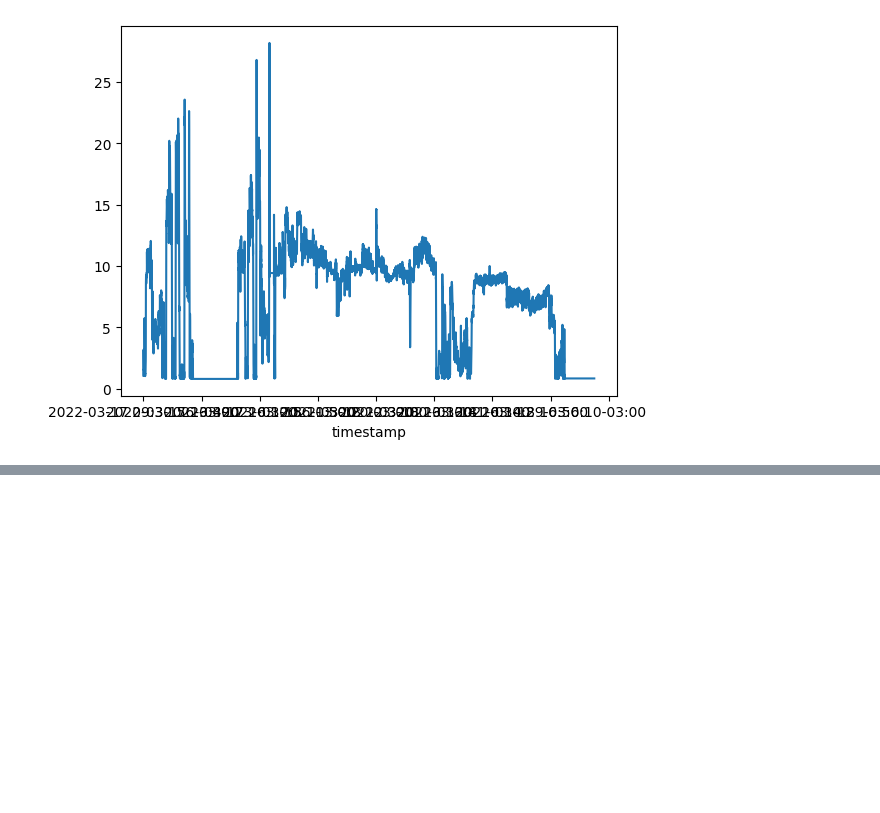
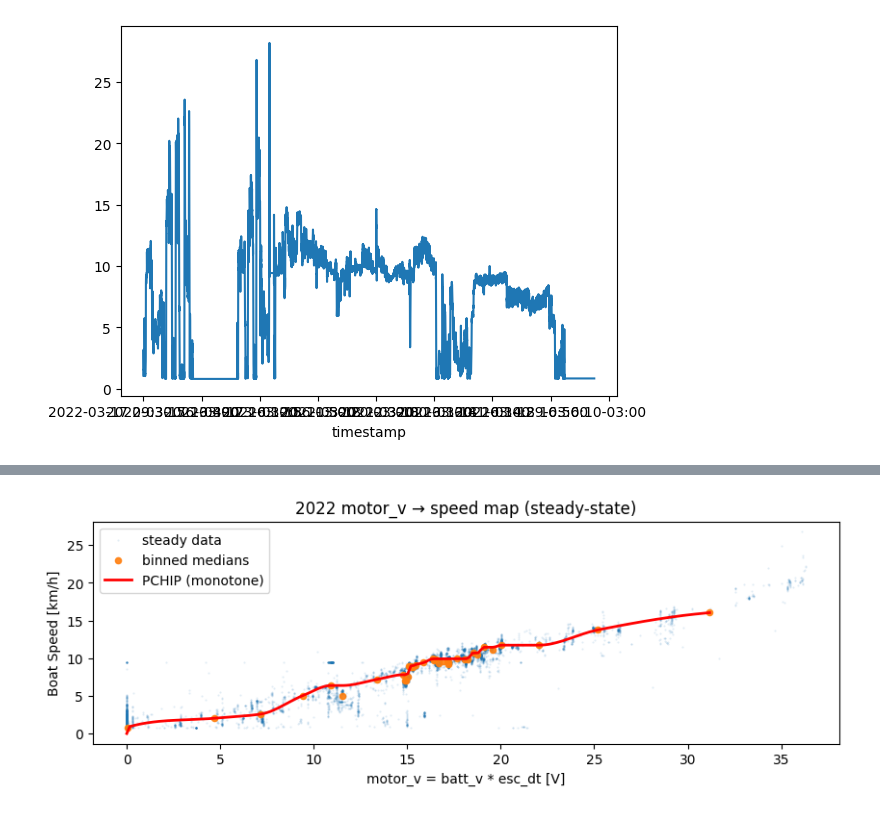
Before and after one commit to joaoantoniocardoso/solarboat_simulator, a Jupyter notebook: models/2020/boat/speed.ipynb, the cells around one changed output, grey strips where cells are left out. Drawn from its saved outputs; the diff is of its cells as text; code cells hidden in the pictures; blank space fills up the shorter version.

```diff
--- a/models/2020/boat/speed.ipynb
+++ b/models/2020/boat/speed.ipynb
@@ -34,0 +90,79 @@ Index(['Unnamed: 0', 'batt_io', 'batt_po', 'batt_v', 'bat1_v', 'bat2_v', 'bat3_v
+# %%
+from scipy.interpolate import PchipInterpolator
+
+df_ss = df_ss.copy()
+df_ss['motor_v'] = df_ss['batt_v'] * df_ss['esc_dt']
+
+# Bin motor_v (voltage proxy) into bins; use quantiles to keep counts balanced
+N_BINS = 50
+motor_v = df_ss['motor_v'].to_numpy(dtype=float)
+mv_edges = np.quantile(motor_v[~np.isnan(motor_v)], np.linspace(0, 1, N_BINS + 1))
+mv_edges = np.unique(mv_edges)
+if len(mv_edges) < 5:
+    mv_edges = np.linspace(np.nanmin(motor_v), np.nanmax(motor_v), 21)
+
+df_ss['mv_bin'] = pd.cut(df_ss['motor_v'], bins=mv_edges, labels=False, include_lowest=True)
+
+grouped = df_ss.groupby('mv_bin').agg(
+    motor_v_mean=('motor_v', 'mean'),
+    speed_kmh_median=('gps_speed', 'median'),
+    speed_kmh_std=('gps_speed', 'std'),
+    count=('gps_speed', 'size')
+)
+grouped = grouped[grouped['count'] > 50].dropna()
+
+x_mv_raw = grouped['motor_v_mean'].to_numpy(dtype=float)
+y_raw = grouped['speed_kmh_median'].to_numpy(dtype=float)
+order = np.argsort(x_mv_raw)
+x_mv_raw = x_mv_raw[order]
+y_raw = y_raw[order]
+
+# Enforce non-decreasing median speed vs motor_v (reduces noise-induced wiggles)
+y_mono = np.maximum.accumulate(y_raw)
+x_mv = x_mv_raw.copy()
+
+# Force (motor_v=0) -> (speed=0) anchor for later application to 2020 logs
+# [ASSUMPTION] When motor command is ~0, boat speed should be ~0.
+if len(x_mv) > 0 and float(np.min(x_mv)) <= 1e-9:
+    y_mono[0] = 0.0
+else:
+    x_mv = np.insert(x_mv, 0, 0.0)
+    y_mono = np.insert(y_mono, 0, 0.0)
+
+MOTOR_V_MIN = float(np.min(x_mv))
+MOTOR_V_MAX = float(np.max(x_mv))
+
+pchip_mv = PchipInterpolator(x_mv, y_mono, extrapolate=False)
+
+def speed_kmh_from_motor_v_2022(motor_v, clip=False):
+    motor_v = np.asarray(motor_v, dtype=float)
+    if clip:
+        mv = np.clip(motor_v, MOTOR_V_MIN, MOTOR_V_MAX)
+        return pchip_mv(mv)
+    out = np.full_like(motor_v, np.nan, dtype=float)
+    mask = np.isfinite(motor_v) & (motor_v >= MOTOR_V_MIN) & (motor_v <= MOTOR_V_MAX)
+    out[mask] = pchip_mv(motor_v[mask])
+    return out
+
+def speed_kmh_from_esc_dt_and_batt_v_2022(esc_dt, batt_v, clip=False):
+    esc_dt = np.asarray(esc_dt, dtype=float)
+    batt_v = np.asarray(batt_v, dtype=float)
+    return speed_kmh_from_motor_v_2022(esc_dt * batt_v, clip=clip)
+
+# Visual check
+mv_grid = np.linspace(float(np.min(x_mv)), float(np.max(x_mv)), 200)
+plt.figure(figsize=(10, 3))
+plt.scatter(df_ss['motor_v'], df_ss['gps_speed'], s=0.2, alpha=0.15, label='steady data')
+plt.scatter(x_mv_raw, y_raw, s=20, alpha=0.9, label='binned medians')
+plt.plot(mv_grid, speed_kmh_from_motor_v_2022(mv_grid, clip=True), 'r', linewidth=2, label='PCHIP (monotone)')
+plt.xlabel('motor_v = batt_v * esc_dt [V]')
+plt.ylabel('Boat Speed [km/h]')
+plt.title('2022 motor_v → speed map (steady-state)')
+plt.legend()
+plt.show()
+
+# Export-friendly arrays
+print('x_mv (V):', x_mv.tolist())
+print('y_mono (km/h):', y_mono.tolist())
+# %% [output]
+[figure, added]
```
Also changed, not shown: parts of 17 cells of this notebook, 32 other files.
